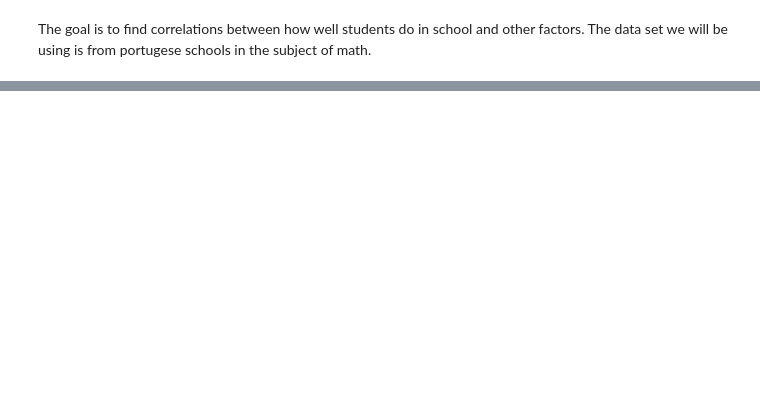
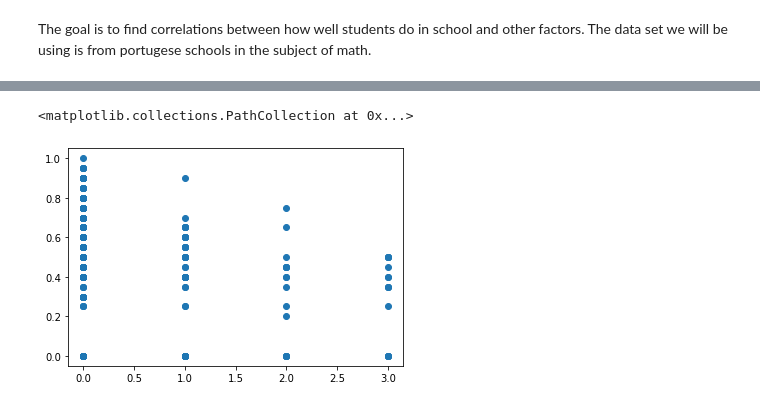
Before and after one commit to Ashley-francis/Social-4, a Jupyter notebook: group_5_notebook.ipynb, the cells around one changed output, grey strips where cells are left out. Cells and saved outputs as stored; diff of their text form; code cells hidden in the pictures; blank space fills up the shorter version.

```diff
--- a/group_5_notebook.ipynb
+++ b/group_5_notebook.ipynb
@@ -33,0 +64,8 @@ numerical_df.hist(figsize=(20,20))
+# %%
+numerical_df['G3'] = numerical_df['G3']/20
+X = numerical_df[['school','sex','age','address','famsize','Pstatus','Medu','Fedu','Mjob','Fjob','reason','guardian','traveltime','studytime','failures','schoolsup','famsup','paid','activities','nursery','higher','internet','romantic','famrel','freetime','goout','Dalc','Walc','health','absences']]
+Y = numerical_df['G3']
+x_train,x_test,y_train,y_test = train_test_split(X,Y,train_size=0.75,test_size=0.25,random_state=1)
+logit_model = sm.Logit(y_train, sm.add_constant(x_train))
+result = logit_model.fit()
+print(result.summary())
@@ -33,0 +111,6 @@ numerical_df.hist(figsize=(20,20))
+# %%
+#Highest negative correlation: Failures
+plt.scatter(numerical_df["failures"],numerical_df["G3"])
+# %% [output]
+<matplotlib.collections.PathCollection at 0x...>
+[figure, added]
```
Also changed, not shown: parts of 6 cells of this notebook.
